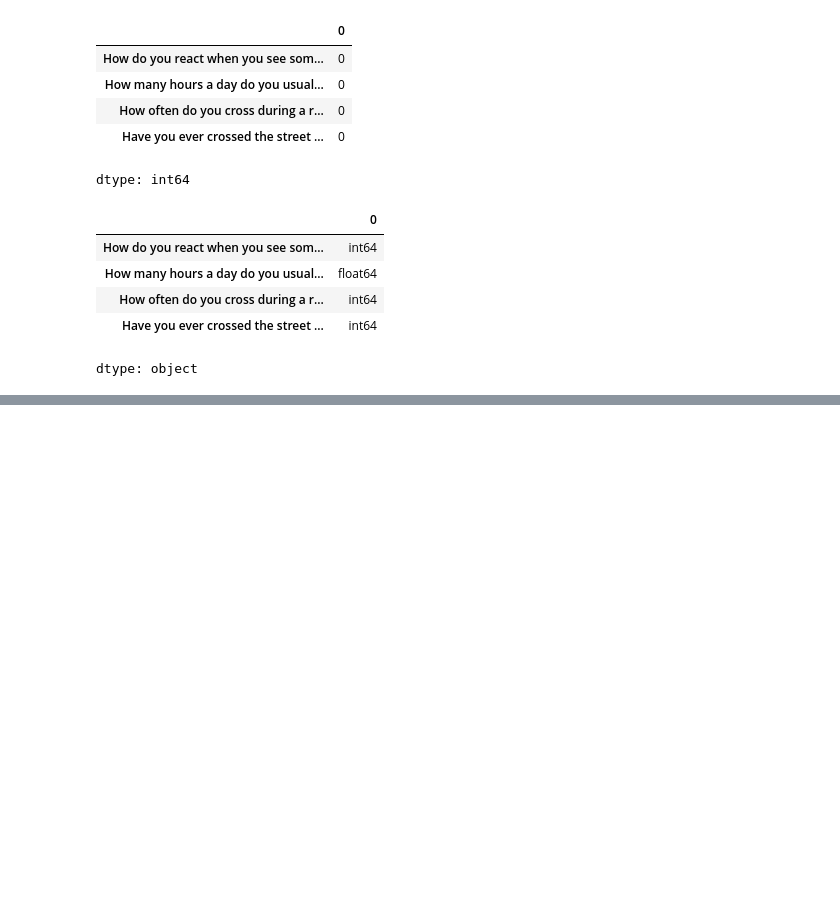
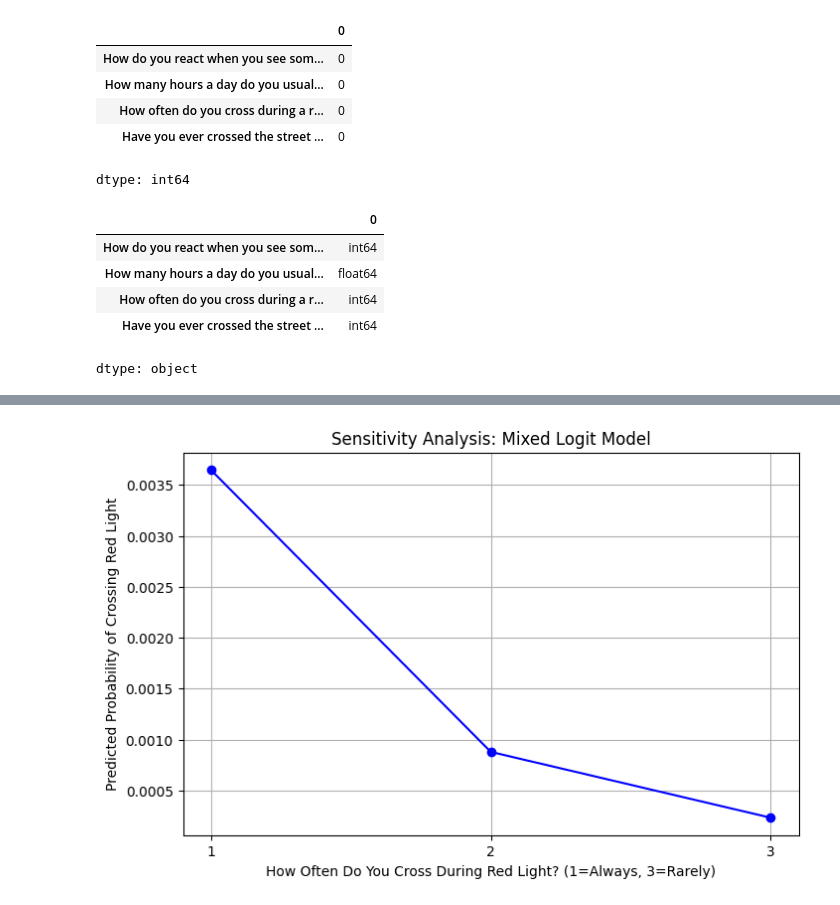
Before and after one commit to Kirtikaa25/redLight, a Jupyter notebook: behavioural_1.ipynb, the cells around one changed output, grey strips where cells are left out. Drawn from its saved outputs; the diff is of its cells as text; code cells hidden in the pictures; blank space fills up the shorter version.

```diff
--- a/behavioural_1.ipynb
+++ b/behavioural_1.ipynb
@@ -253,0 +253,66 @@ plt.show()
+# %%
+# Install required libraries (if not already installed)
+!pip install numpy pandas statsmodels matplotlib
+
+# Import necessary libraries
+import numpy as np
+import pandas as pd
+import statsmodels.api as sm
+import matplotlib.pyplot as plt
+
+# Set random seed for reproducibility
+np.random.seed(42)
+
+# Number of simulations
+n_simulations = 1000
+
+# Coefficients from your previous mixed logit model (Negating 'cross_red_light' for correct probability trend)
+coeffs = {
+    "const": -0.6078,
+    "reaction_to_red_light": -1.9269,
+    "hours_driving_per_day": 0.1427,
+    "cross_red_light": -1.5831  # Negative to maintain the correct trend
+}
+
+# Standard deviations for random effects (assuming normal distribution)
+std_devs = {
+    "reaction_to_red_light": 0.2,
+    "cross_red_light": 0.3
+}
+
+# Define values for "How often do you cross during a red light?" (1 = Always, 3 = Rarely)
+cross_red_light_values = np.array([1, 2, 3])
+
+# Generate random draws for the coefficients
+simulated_coeffs = np.zeros((n_simulations, 4))
+
+for i in range(n_simulations):
+    simulated_coeffs[i, 0] = coeffs["const"]
+    simulated_coeffs[i, 1] = np.random.normal(coeffs["reaction_to_red_light"], std_devs["reaction_to_red_light"])
+    simulated_coeffs[i, 2] = coeffs["hours_driving_per_day"]
+    simulated_coeffs[i, 3] = np.random.normal(coeffs["cross_red_light"], std_devs["cross_red_light"])
+
+# Simulate the probability for each cross_red_light value
+predicted_probs = []
+
+for value in cross_red_light_values:
+    logit = simulated_coeffs[:, 0] + simulated_coeffs[:, 1] * 2 + simulated_coeffs[:, 2] * 2 + simulated_coeffs[:, 3] * value
+    prob = 1 / (1 + np.exp(-logit))  # Logistic function
+    predicted_probs.append(np.mean(prob))  # Store mean probability for each value
+
+# Convert results into DataFrame for easier visualization
+prob_df = pd.DataFrame({
+    "Cross Red Light Value": cross_red_light_values,
+    "Predicted Probability": predicted_probs
+})
+
+# Plot the sensitivity analysis curve
+plt.figure(figsize=(8, 5))
+plt.plot(prob_df["Cross Red Light Value"], prob_df["Predicted Probability"], marker='o', linestyle='-', color='b')
+plt.xlabel("How Often Do You Cross During Red Light? (1=Always, 3=Rarely)")
+plt.ylabel("Predicted Probability of Crossing Red Light")
+plt.title("Sensitivity Analysis: Mixed Logit Model")
+plt.xticks(cross_red_light_values)  # Ensure correct labeling on x-axis
+plt.grid(True)
+plt.show()
+# %% [output]
@@ -253,0 +336 @@ plt.show()
+[figure, added]
```
Also changed, not shown: parts of 3 cells of this notebook.
